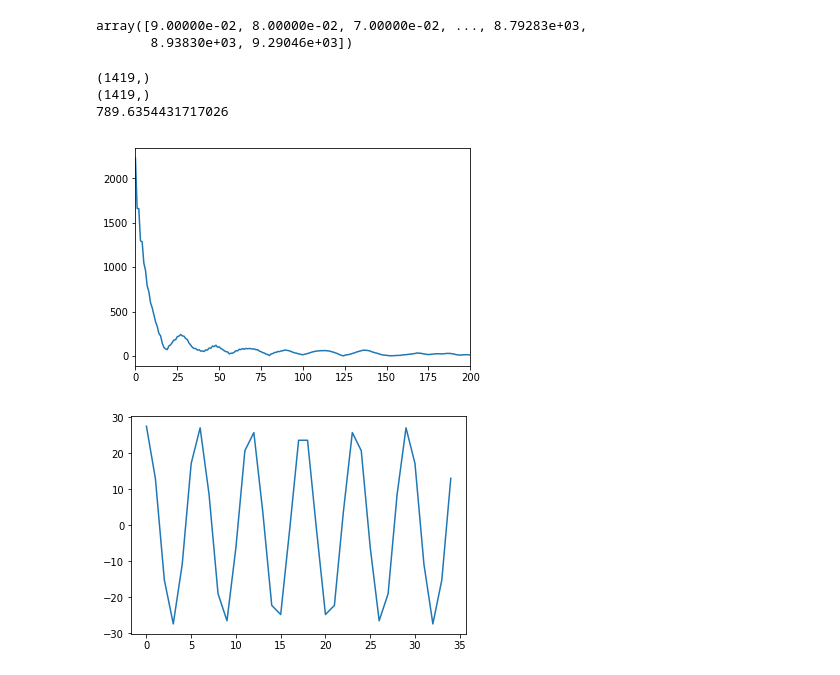
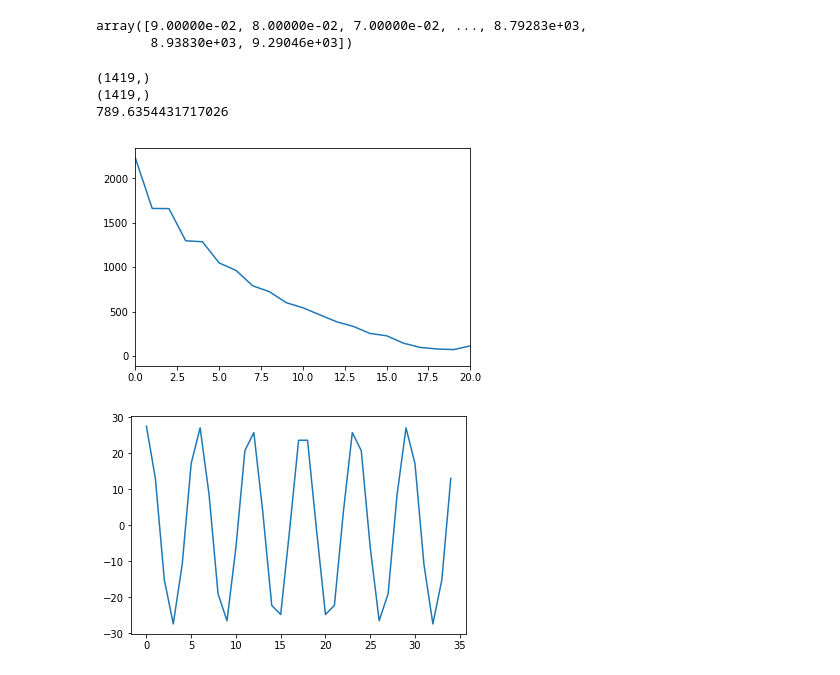
Before and after one commit to Tinkaa/Bitcoin_prediction, a Jupyter notebook: Fourier.ipynb, the cells around one changed output. Cells and saved outputs as stored; diff of their text form; code cells hidden in the pictures.

```diff
--- a/Fourier.ipynb
+++ b/Fourier.ipynb
@@ -15,31 +15,31 @@ array([9.00000e-02, 8.00000e-02, 7.00000e-02, ..., 8.79283e+03,
 # %%
 
 
 # Nyquist Sampling
 N = prices.size
 T = 1/N # inverse of the sampling rate
 x = np.linspace(0.0, 1.0/(2.0*T), int(N/2))
 
 fft = np.fft.rfft(prices)
 pwr = np.abs(fft)  # AMPLITUDE
 pwr = 2/N * np.abs(pwr[0:np.int(N/2)]) # positive freqs only
 
 #timestep = 1 / fft.size
 #freq = np.fft.fftfreq(fft.size, timestep)
 print(x.shape)
 print(pwr.shape)
 
 plt.plot(x, pwr)
-plt.xlim((0, 200))
+plt.xlim((0, 20))
 
 print(pwr[7])
 
 plt.show()
 # %% [output]
 (1419,)
 (1419,)
 789.6354431717026
-[figure, old version]
+[figure, new version]
 # %%
 toy = np.zeros(35)
 toy[6] = pwr[6]
```
Also changed, not shown: 1 other file.
